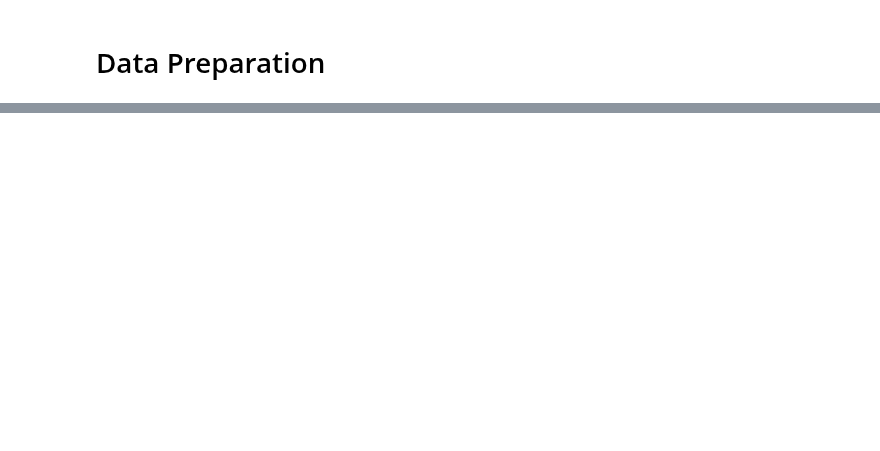
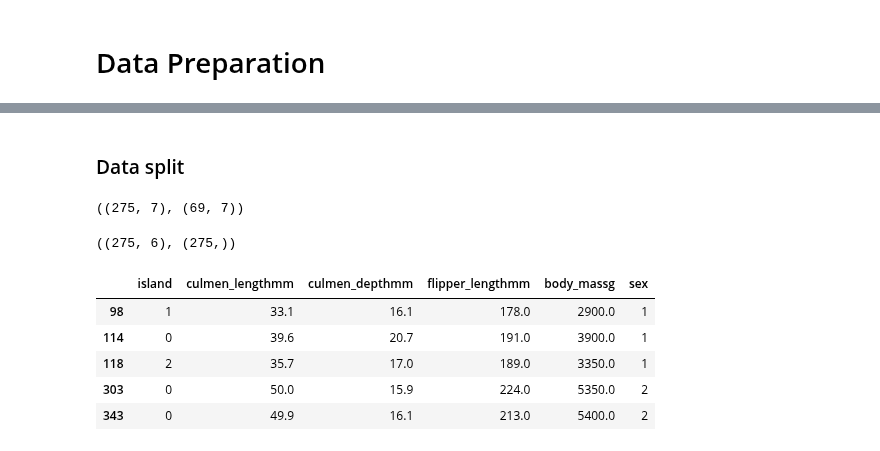
Before and after one commit to 20161609/AI-Tech-Learning, a Jupyter notebook: 08_multi_tree_penguins.ipynb, the cells around one changed output, grey strips where cells are left out. Drawn from its saved outputs; the diff is of its cells as text; code cells hidden in the pictures; blank space fills up the shorter version.

```diff
--- a/08_multi_tree_penguins.ipynb
+++ b/08_multi_tree_penguins.ipynb
@@ -143,0 +181,9 @@ Removed 0 duplicate rows.
+# %% [markdown]
+### Data split
+# %%
+from sklearn.model_selection import train_test_split
+train, test = train_test_split(df, test_size=0.2, random_state=42, stratify=df['species'])
+
+train.shape, test.shape
+# %% [output]
+((275, 7), (69, 7))
@@ -143,0 +192,16 @@ Removed 0 duplicate rows.
+# %%
+X_train = train.drop('species', axis=1)
+y_train = train['species']
+
+X_train.shape, y_train.shape
+# %% [output]
+((275, 6), (275,))
+# %%
+X_train.head()
+# %% [output]
+|  | island | culmen_lengthmm | culmen_depthmm | flipper_lengthmm | body_massg | sex |
+| 98 | 1 | 33.1 | 16.1 | 178.0 | 2900.0 | 1 |
+| 114 | 0 | 39.6 | 20.7 | 191.0 | 3900.0 | 1 |
+| 118 | 2 | 35.7 | 17.0 | 189.0 | 3350.0 | 1 |
+| 303 | 0 | 50.0 | 15.9 | 224.0 | 5350.0 | 2 |
+| 343 | 0 | 49.9 | 16.1 | 213.0 | 5400.0 | 2 |
```
Also changed, not shown: parts of 18 cells of this notebook.
